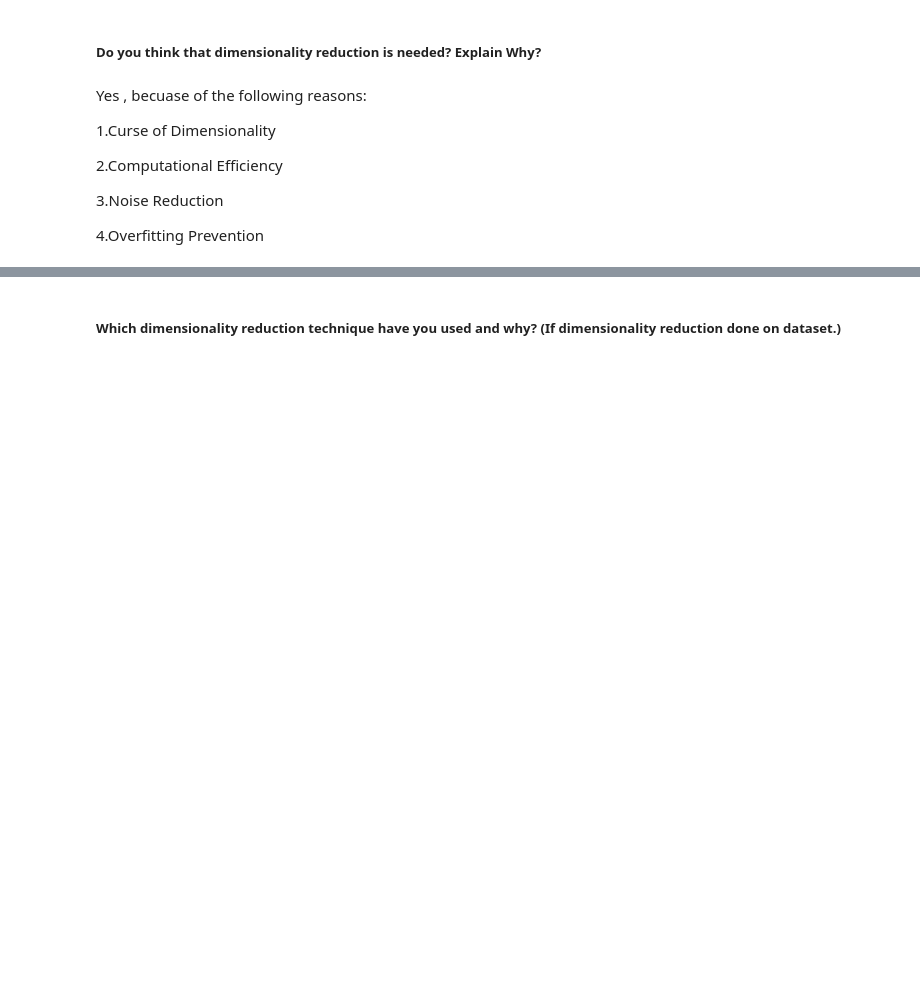
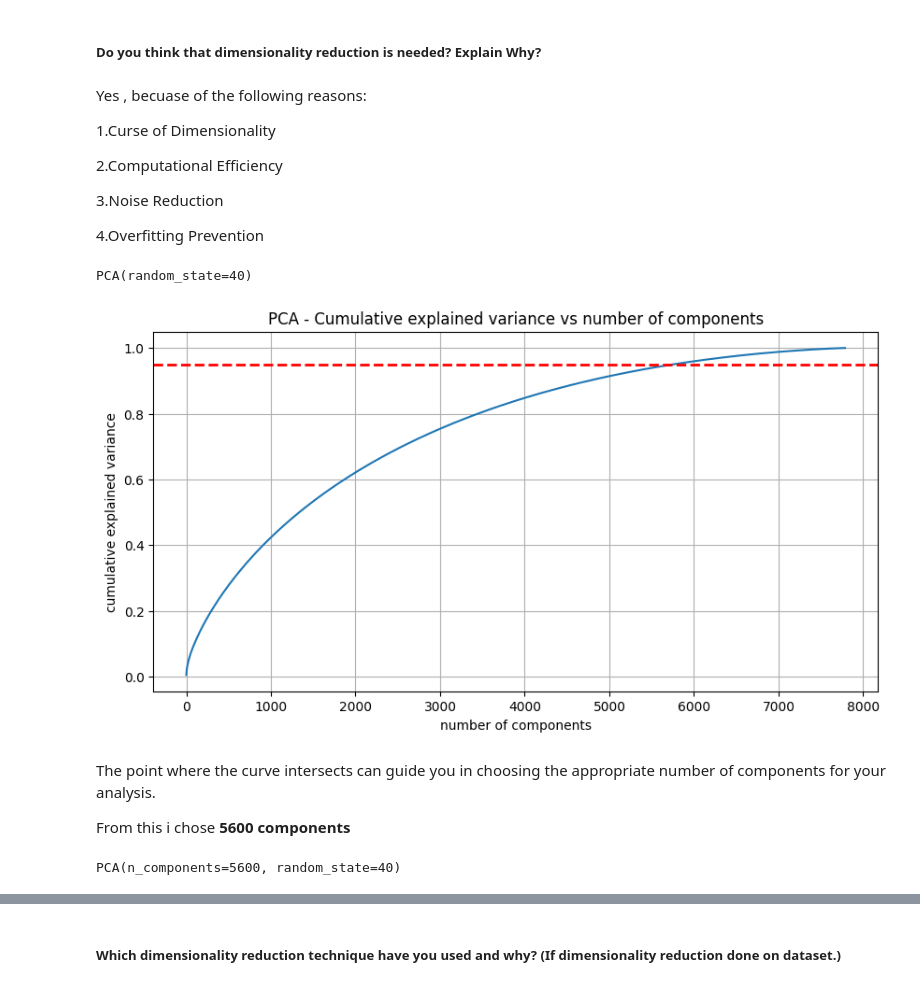
Before and after one commit to fadakenitin/Netflix-Movies-and-TV-Shows-Clustering-Unsupervised-, a Jupyter notebook: Netflix_Movies_and_TV_Shows_Clustering.ipynb, the cells around one changed output, grey strips where cells are left out. Drawn from its saved outputs; the diff is of its cells as text; code cells hidden in the pictures; blank space fills up the shorter version.

```diff
--- a/Netflix_Movies_and_TV_Shows_Clustering.ipynb
+++ b/Netflix_Movies_and_TV_Shows_Clustering.ipynb
@@ -903,5 +1178,10 @@ from nltk.tokenize import TweetTokenizer
 # %%
 # Create text column based on dataset
+
+# Create tokenizer object
+tokenizer = nltk.tokenize.WordPunctTokenizer()
+
+# Apply tokenization to the 'cluster' column
 data['cluster'] = data['cluster'].apply(lambda x: tokenizer.tokenize(x))
 # %%
 # Select the 100 number of Tokenization for the dataset
@@ -1001,15 +1301,31 @@ from sklearn.decomposition import PCA
 # using PCA to reduce dimensionality
 pca = PCA(random_state=40)
 pca.fit(X)
+# %% [output]
+PCA(random_state=40)
 # %%
+#plot var v/s comp to check how many components to be considered.
 plt.figure(figsize=(10,5))
 plt.plot(np.cumsum(pca.explained_variance_ratio_))
 plt.title('PCA - Cumulative explained variance vs number of components')
 plt.xlabel('number of components')
 plt.ylabel('cumulative explained variance')
+plt.axhline(y=0.95, color='r', linestyle='--',linewidth=2, label='95% Explained Variance')
+
+# Add a grid to the plot
+plt.grid()
+plt.show()
+# %% [output]
+[figure, added]
+# %% [markdown]
+The point where the curve intersects can guide you in choosing the appropriate number of components for your analysis.
+
+From this i chose **5600 components**
 # %%
-pca = PCA(n_components=4000,random_state=40)
+pca = PCA(n_components=5600,random_state=40)
 pca.fit(X)
+# %% [output]
+PCA(n_components=5600, random_state=40)
 # %%
 pca_data = pca.transform(X)
 # %%
```
Also changed, not shown: parts of 77 cells of this notebook.
